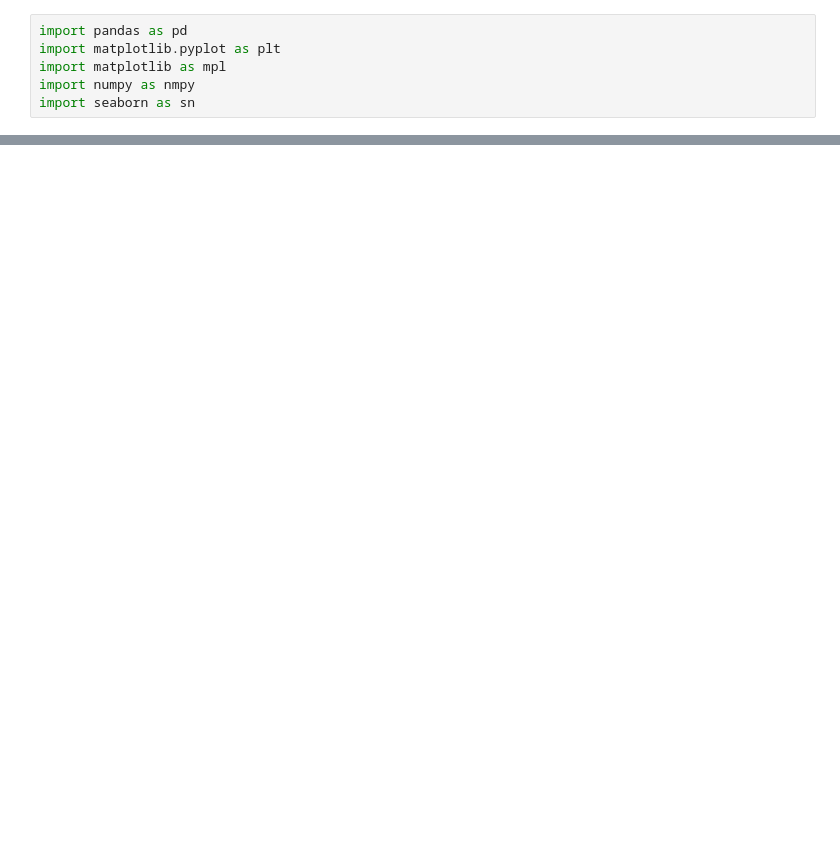
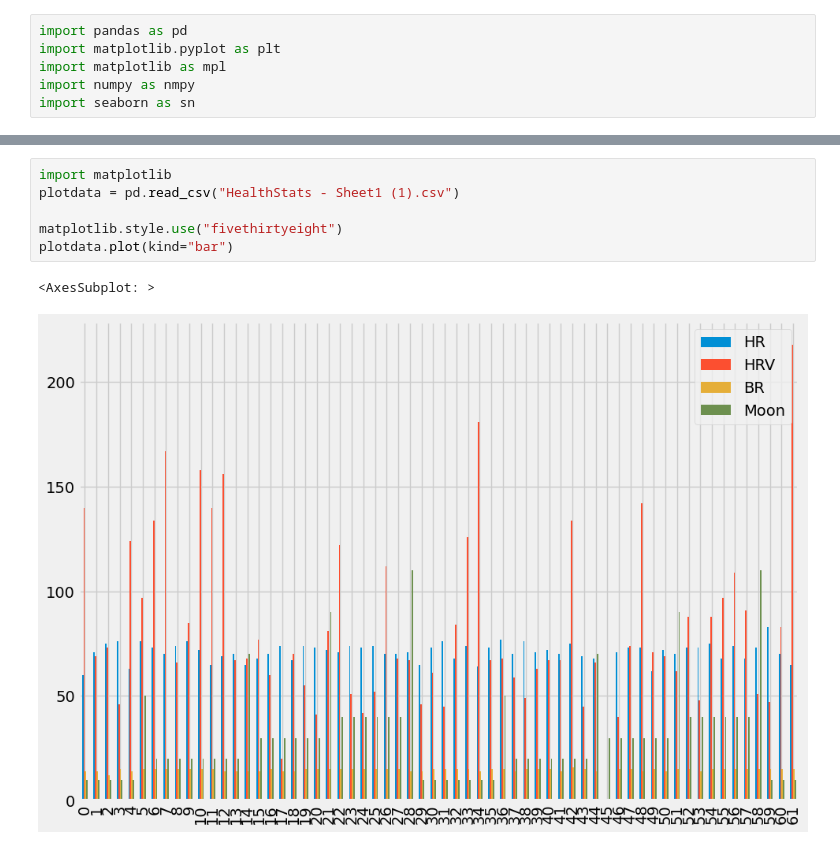
Before and after one commit to ACollins00/SmartMattressMoonPhases, a Jupyter notebook: Untitled-1.ipynb, the cells around one changed output, grey strips where cells are left out. Saved outputs shown, nothing was run; the diff lists cells and outputs as text; blank space fills up the shorter version.

```diff
--- a/Untitled-1.ipynb
+++ b/Untitled-1.ipynb
@@ -149,0 +210,9 @@ plt.show()
+# %%
+import matplotlib
+plotdata = pd.read_csv("HealthStats - Sheet1 (1).csv")
+
+matplotlib.style.use("fivethirtyeight")
+plotdata.plot(kind="bar")
+# %% [output]
+<AxesSubplot: >
+[figure, added]
```
Also changed, not shown: parts of 8 cells of this notebook, 1 other file.
